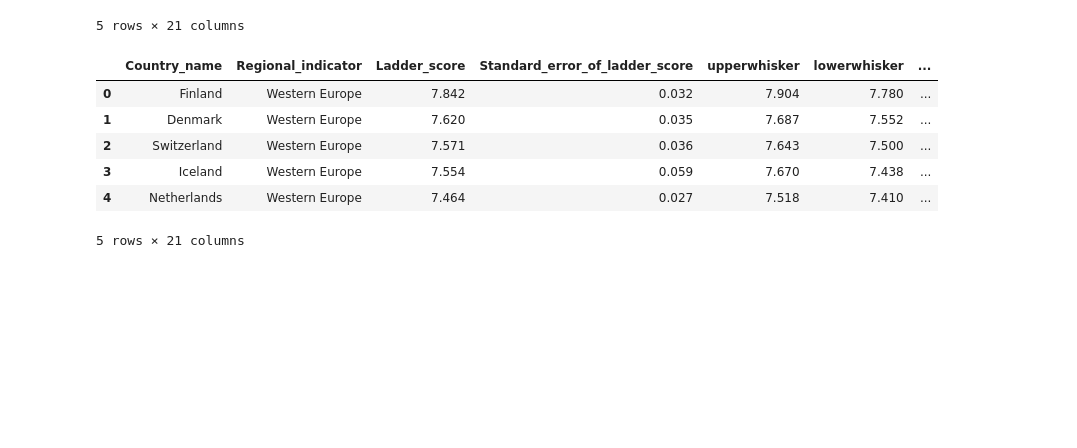
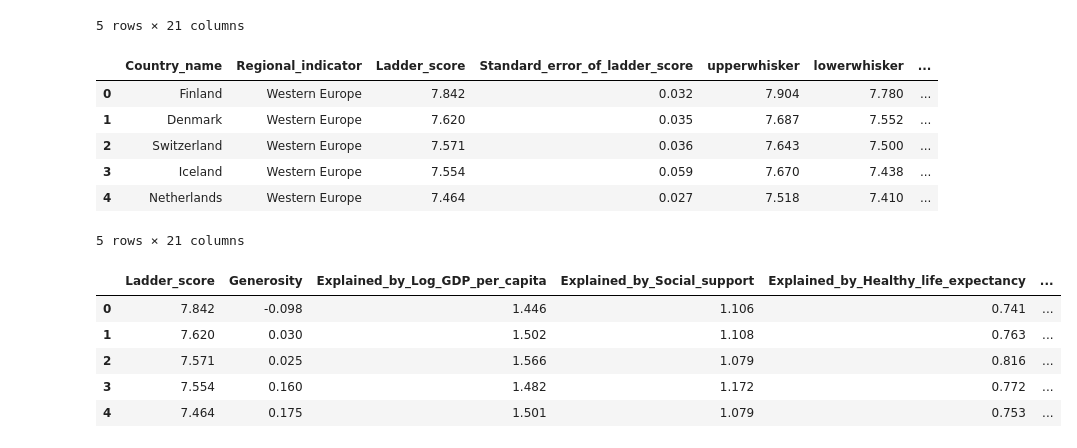
Before and after one commit to CoryOpie/Project_2, a Jupyter notebook: CleanProject.ipynb, the cells around one changed output. Drawn from its saved outputs; the diff is of its cells as text; code cells hidden in the pictures; blank space fills up the shorter version.

```diff
--- a/CleanProject.ipynb
+++ b/CleanProject.ipynb
@@ -60,6 +60,6 @@ newindex.head()
 | Iceland | Western Europe | 7.554 | 0.059 | 7.670 | 7.438 | ... |
 | Netherlands | Western Europe | 7.464 | 0.027 | 7.518 | 7.410 | ... |
 # %%
-renamed_df = renamed_df.reset_index()
+renamed_df = newindex.reset_index()
 renamed_df.head()
 # %% [output]
@@ -90,3 +90,13 @@ renamed_df.head()
 | 3 | Iceland | Western Europe | 7.554 | 0.059 | 7.670 | 7.438 | ... |
 | 4 | Netherlands | Western Europe | 7.464 | 0.027 | 7.518 | 7.410 | ... |
 5 rows × 21 columns
+# %%
+correlation_df = renamed_df.drop(columns =["Country_name", "Regional_indicator", "Standard_error_of_ladder_score", "upperwhisker", "lowerwhisker", "Logged_GDP_per_capita", "Social_support", "Healthy_life_expectancy", "Freedom_to_make_life_choices", "Perceptions_of_corruption", "Ladder_score_in_Dystopia", "Residual_X"])
+correlation_df.head()
+# %% [output]
+|  | Ladder_score | Generosity | Explained_by_Log_GDP_per_capita | Explained_by_Social_support | Explained_by_Healthy_life_expectancy | ... |
+| 0 | 7.842 | -0.098 | 1.446 | 1.106 | 0.741 | ... |
+| 1 | 7.620 | 0.030 | 1.502 | 1.108 | 0.763 | ... |
+| 2 | 7.571 | 0.025 | 1.566 | 1.079 | 0.816 | ... |
+| 3 | 7.554 | 0.160 | 1.482 | 1.172 | 0.772 | ... |
+| 4 | 7.464 | 0.175 | 1.501 | 1.079 | 0.753 | ... |
```
Also changed, not shown: parts of 5 cells of this notebook, 11 other files.
